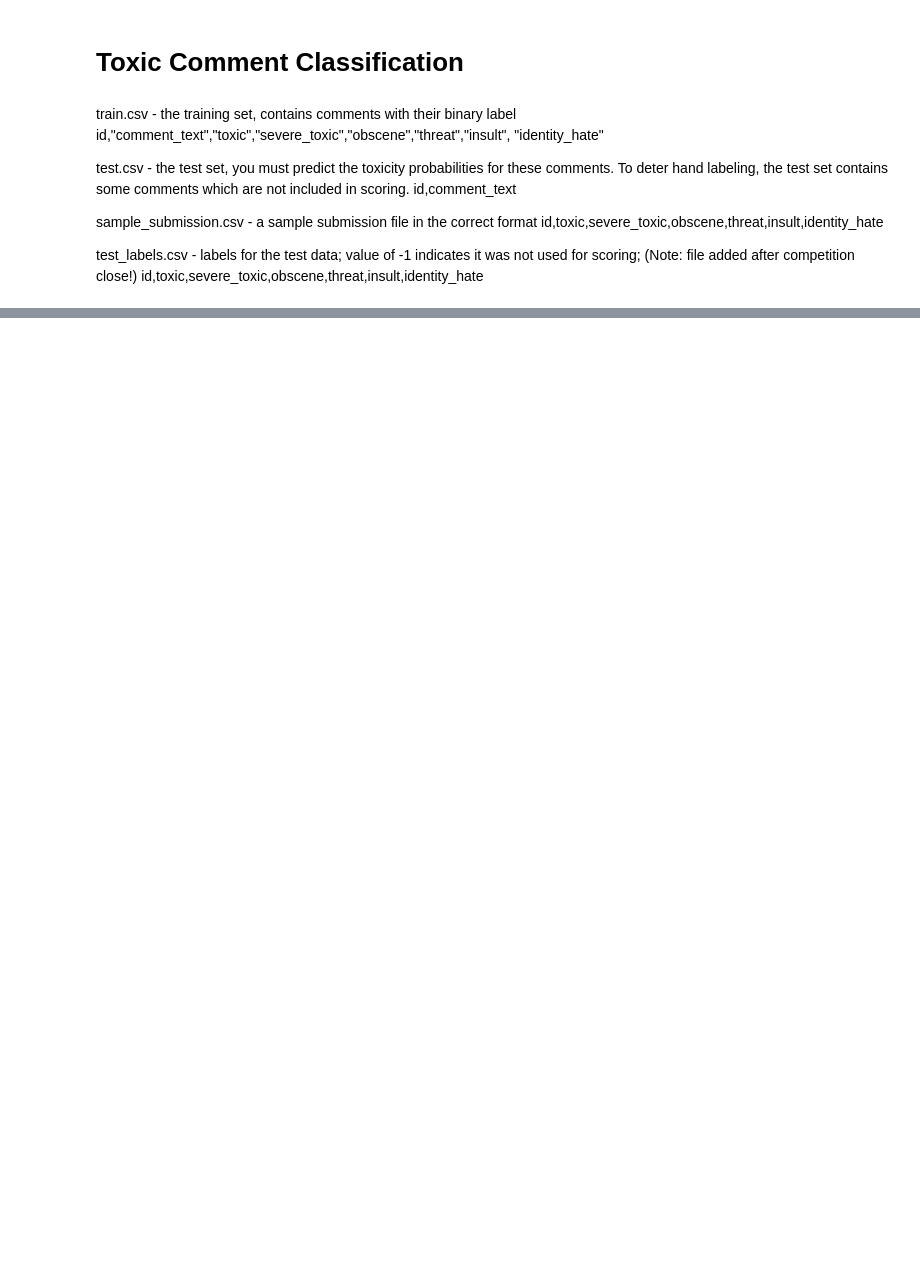
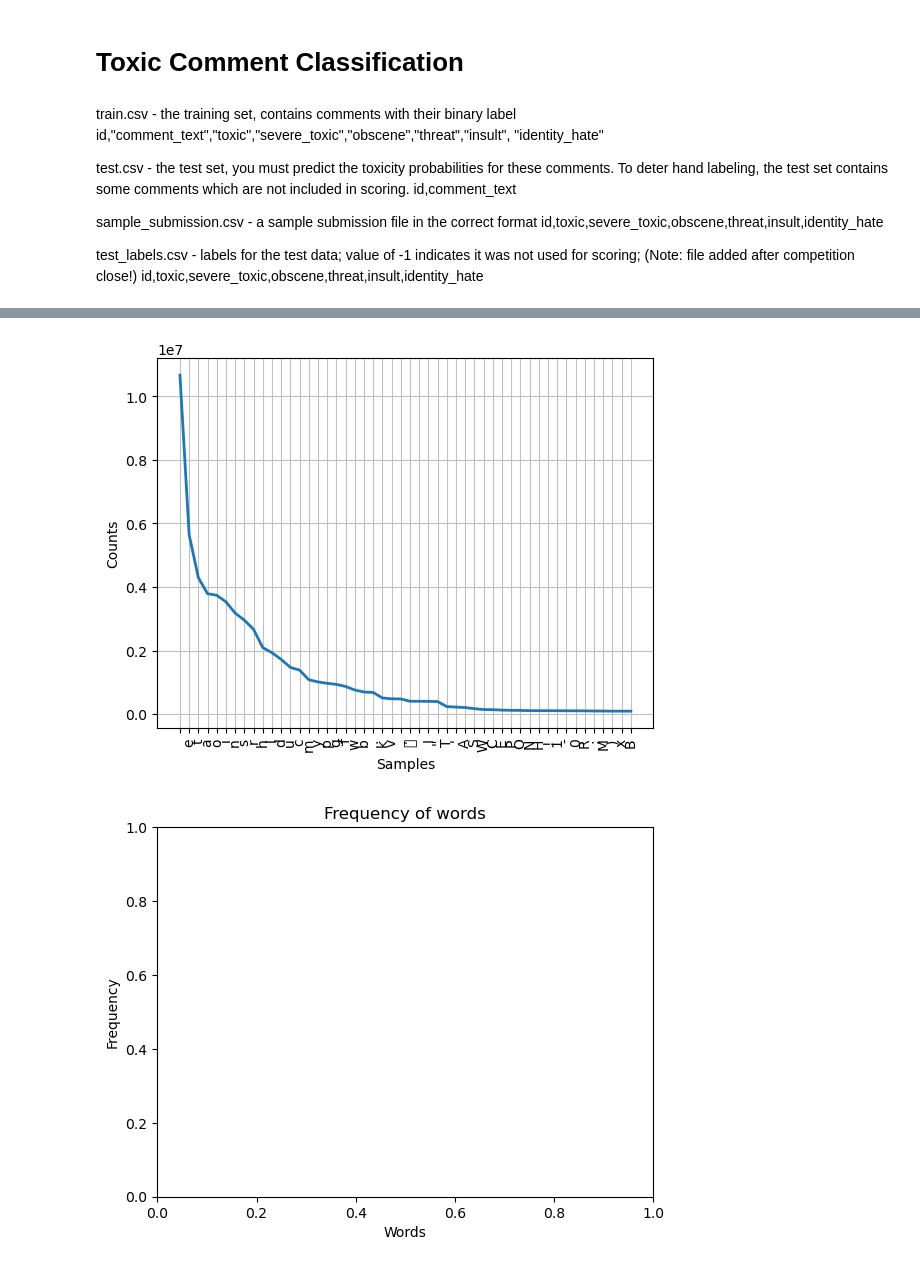
Before and after one commit to Boukebya/NLP_ToxicComment, a Jupyter notebook: Main.ipynb, the cells around one changed output, grey strips where cells are left out. Drawn from its saved outputs; the diff is of its cells as text; code cells hidden in the pictures; blank space fills up the shorter version.

```diff
--- a/Main.ipynb
+++ b/Main.ipynb
@@ -81,0 +147,18 @@ df = f.data_preprocessing(train_dataframe)
+# %%
+# plot frequency of words
+# get all words
+all_words = []
+for k, v in df["comment_text"].items():
+    for word in v:
+        all_words.append(word)
+# get the frequency of each word
+word_freq = nltk.FreqDist(all_words)
+# plot the 50 most common words
+word_freq.plot(50, cumulative=False)
+plt.title('Frequency of words')
+plt.xlabel('Words')
+plt.ylabel('Frequency')
+plt.show()
+# %% [output]
+[figure, added]
+[figure, added]
```
Also changed, not shown: parts of 10 cells of this notebook.
